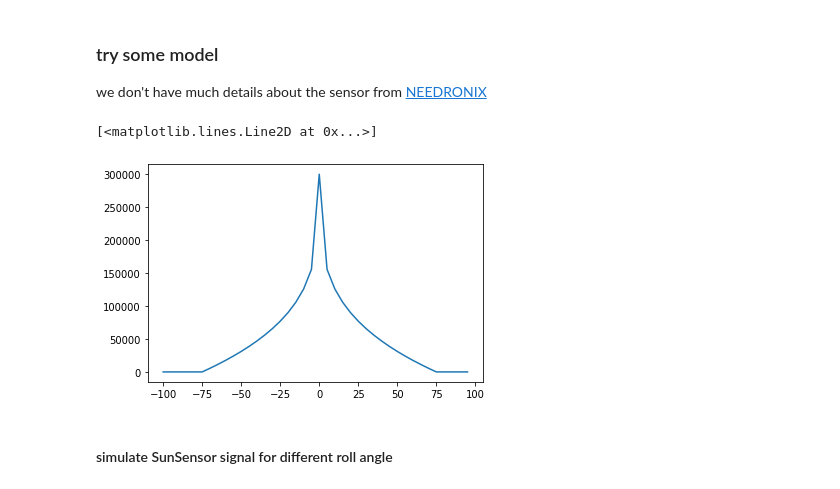
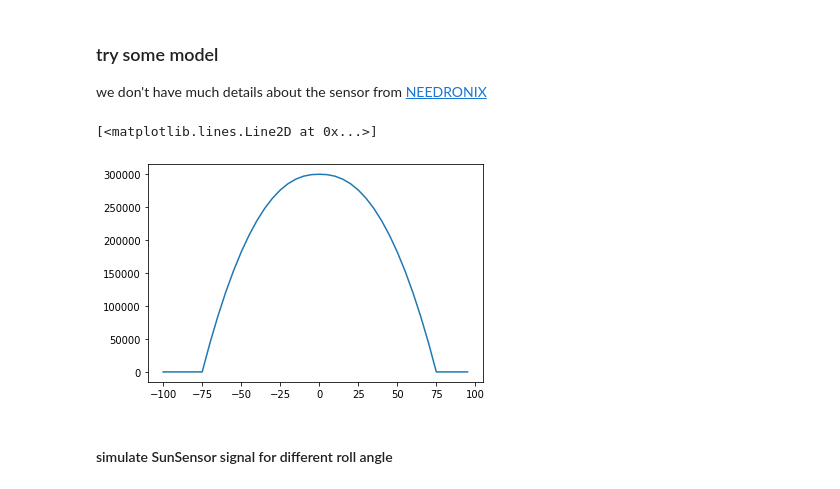
Before and after one commit to limu007/cube, a Jupyter notebook: Attitude_october2.ipynb, the cells around one changed output. Cells and saved outputs as stored; diff of their text form; code cells hidden in the pictures.

```diff
--- a/Attitude_october2.ipynb
+++ b/Attitude_october2.ipynb
@@ -273,13 +273,13 @@ we don't have much details about the sensor from [NEEDRONIX](https://sunsensor.e
 # %%
 amp=3e5
 mang=75
-zex=0.27
+zex=2.3
 viewang=lambda ang:(abs(ang)<mang)*(1-(abs(ang)/mang)**zex)*amp
 angs=np.r_[-100:100:5]
 pl.plot(angs,[viewang(a) for a in angs])
 # %% [output]
 [<matplotlib.lines.Line2D at 0x...>]
-[figure, old version]
+[figure, new version]
 # %% [markdown]
 #### simulate SunSensor signal for different roll angle
 # %%
```
Also changed, not shown: parts of 32 cells of this notebook, 1 other file.
